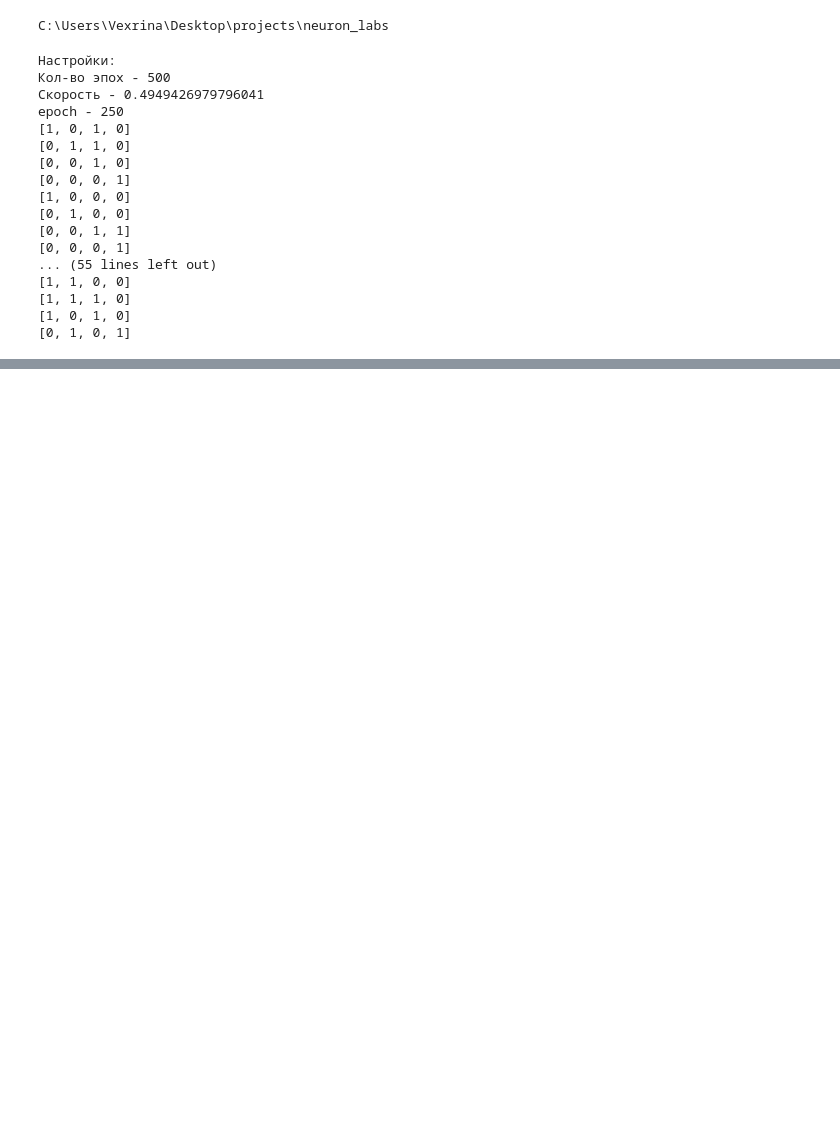
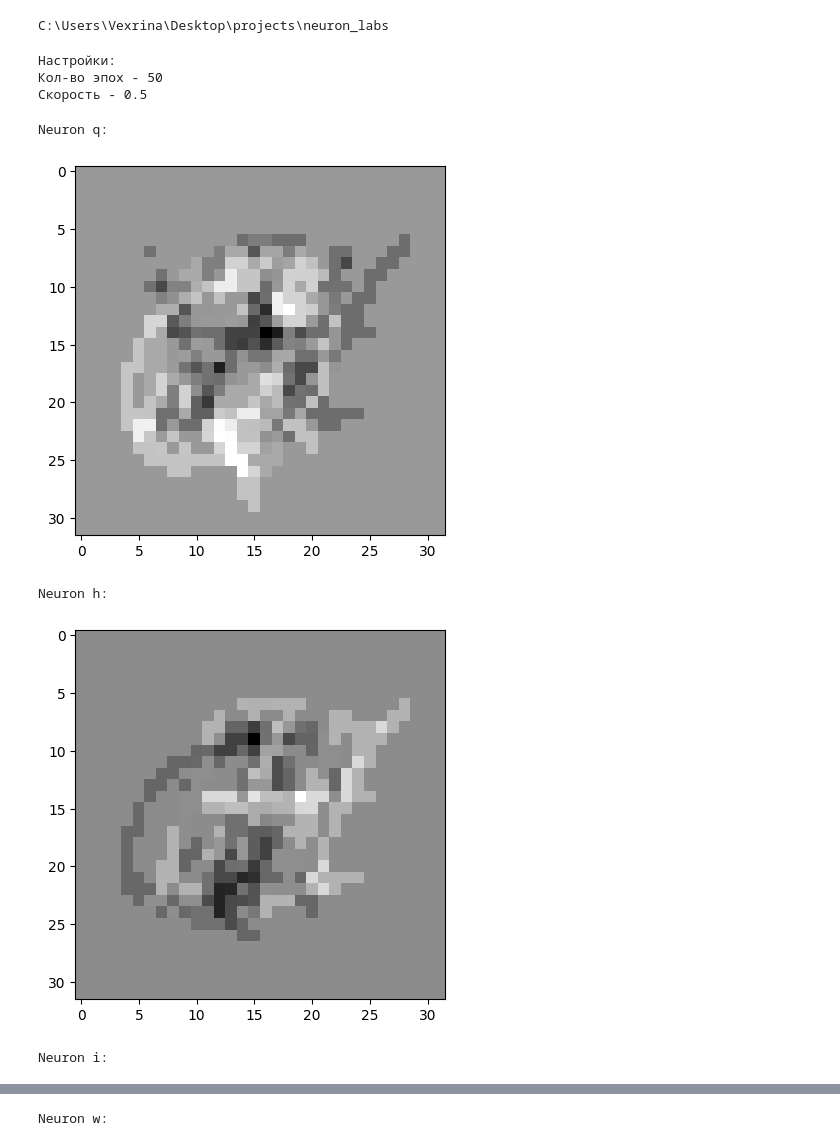
Before and after one commit to Vexrina/neuron_labs, a Jupyter notebook: first_lab.ipynb, the cells around one changed output, grey strips where cells are left out. Cells and saved outputs as stored; diff of their text form; code cells hidden in the pictures; blank space fills up the shorter version.

```diff
--- a/first_lab.ipynb
+++ b/first_lab.ipynb
@@ -19,11 +10,0 @@ def convert(file_name):
-# %%
-def take_datas(letters):
-    '''
-    Перевод всех изображений в матрицу и сохранений всех матриц в отдельный массив
-    '''
-    letters_data = []
-    for letter in letters:
-        for i in range(4): # 4 - количество образов буквы
-            data = convert(f'letters/{letter}{i+1}.png')
-            letters_data.append(data)
-    return letters_data
@@ -151,43 +145,17 @@ class Neuron:
-# %%
-vector = []
-response = []
-for i in range(4):
-    vector.append(mtx_to_vector(mtxs[i]))
-    vector.append(mtx_to_vector(mtxs[i+4]))
-    vector.append(mtx_to_vector(mtxs[i+8]))
-    vector.append(mtx_to_vector(mtxs[i+12]))
-
-for i in range(16):
-    temp = []
-    for j in range(4):
-        if j==i%4:
-            temp.append(1)
-        else:
-            temp.append(0)
-    response.append(temp)
-
-# print_mtx(response)
-
-N = Neuron(vectors=vector, responses=response, epoch=500)
-
-import time
-
-N.train()
-# %% [output]
-Настройки:
-Кол-во эпох - 500
-Скорость - 0.4949426979796041
-epoch - 250
-[1, 0, 1, 0]
-[0, 1, 1, 0]
-[0, 0, 1, 0]
-[0, 0, 0, 1]
-[1, 0, 0, 0]
-[0, 1, 0, 0]
-[0, 0, 1, 1]
-[0, 0, 0, 1]
-... (55 lines left out)
-[1, 1, 0, 0]
-[1, 1, 1, 0]
-[1, 0, 1, 0]
-[0, 1, 0, 1]
+# %%
+network = Network(0.5, 0.5, 50)
+# print(f'{len(network.mtxs[0][0])}x{len(network.mtxs[0])}')
+# print(f'{len(network.neurons[0].weights[0])}x{len(network.neurons[0].weights)}')
+# %% [output]
+Настройки:
+Кол-во эпох - 50
+Скорость - 0.5
+# %%
+network.train()
+network.show_weights()
+# %% [output]
+Neuron q:
+[figure, added]
+Neuron h:
+[figure, added]
+Neuron i:
@@ -193,0 +163 @@ epoch - 250
+Neuron w:
```
Also changed, not shown: parts of 10 cells of this notebook.
